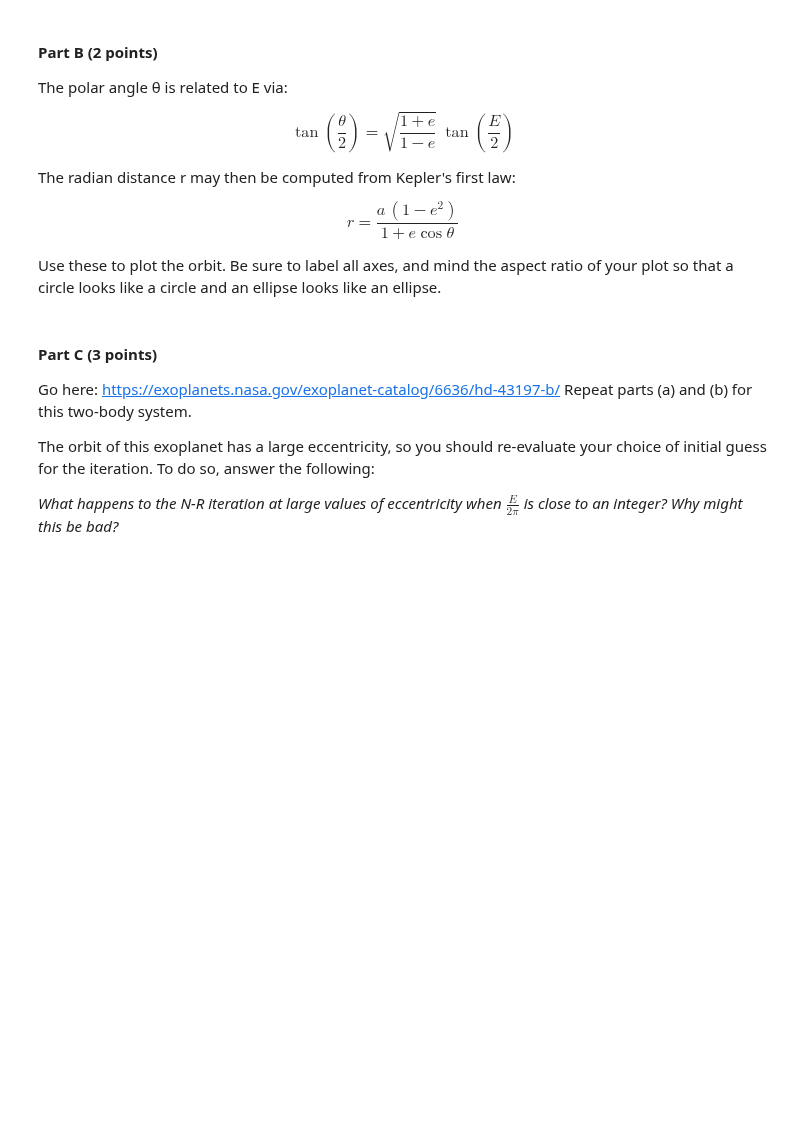
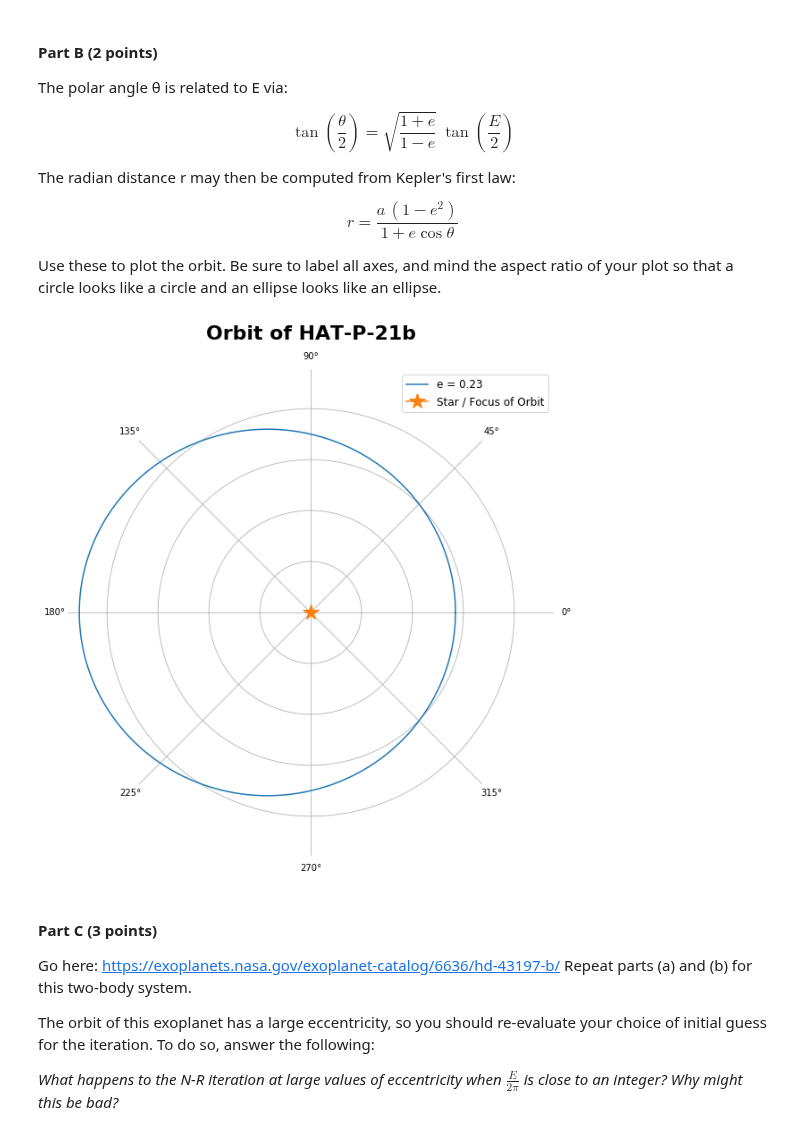
Before and after one commit to m4ese/astroResearchMethods, a Jupyter notebook: Forese_assignment_3.ipynb, the cells around one changed output. Drawn from its saved outputs; the diff is of its cells as text; code cells hidden in the pictures; blank space fills up the shorter version.

```diff
--- a/Forese_assignment_3.ipynb
+++ b/Forese_assignment_3.ipynb
@@ -402,6 +412,23 @@ Use these to plot the orbit. Be sure to label all axes, and mind the aspect rati
 # %%
 theta_p21b = 2*np.arctan(np.sqrt((1+ecc_p21b)/(1-ecc_p21b))*np.tan(ecc_anoms_p21b/2))
 r_p21b = a_p21b*(1 - ecc_p21b**2)/(1 + ecc_p21b*np.cos(theta_p21b))
+# %%
+fig = plt.figure(figsize = (10,10))
+ax = plt.subplot(111,polar=True)
+
+plt.polar(theta_p21b,r_p21b,label = 'e = 0.23')
+plt.polar(0,0,marker = '*',markersize = 18,label='Star / Focus of Orbit')
+ax.spines['polar'].set_visible(False)
+
+ax.set_yticklabels([])
+#ax.set_xticklabels([])
+
+ax.set_title('Orbit of HAT-P-21b',fontsize = 22,fontweight='bold')
+
+plt.legend(fontsize = 12)
+plt.show()
+# %% [output]
+[figure, added]
 # %% [markdown]
 #### Part C (3 points)
 
```
Also changed, not shown: parts of 6 cells of this notebook, 1 other file.
